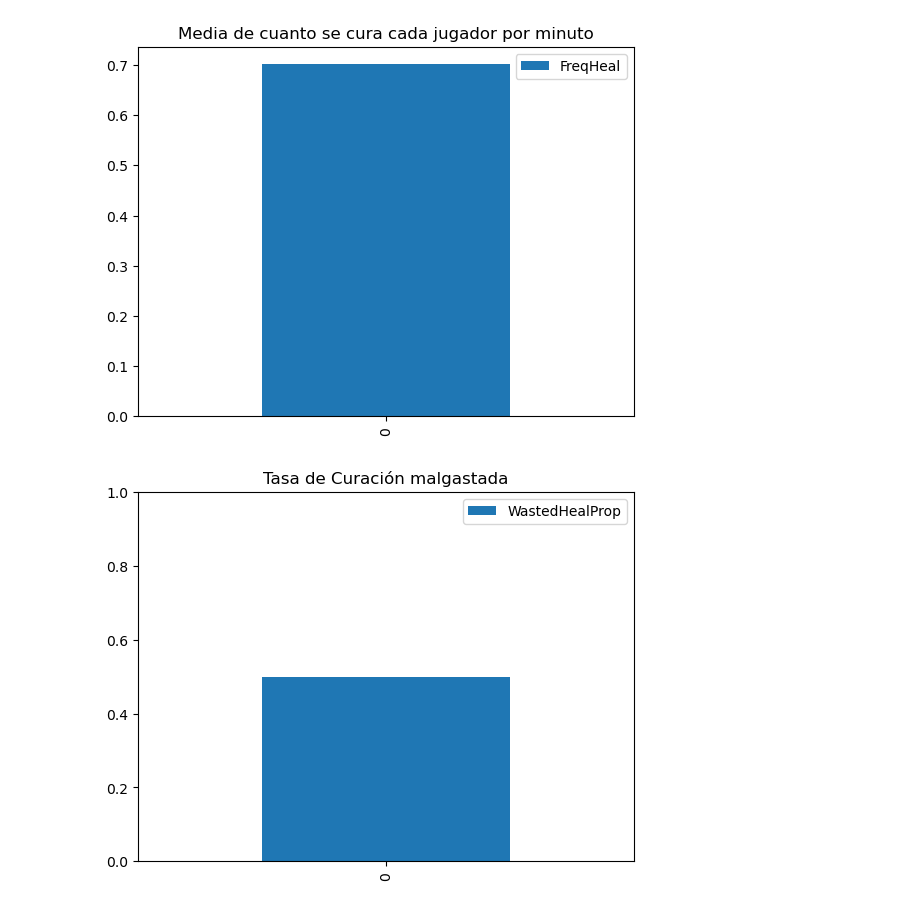
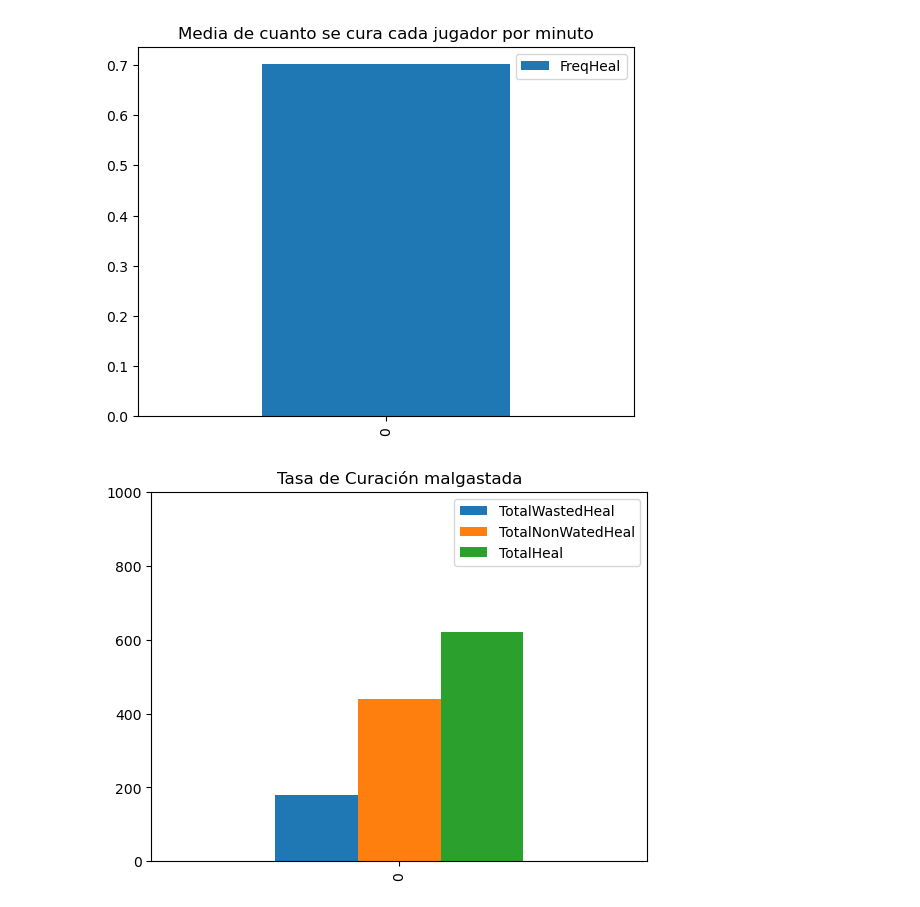
Before and after one commit to JulianSerranoChacon/True-UAJ, a Jupyter notebook: Analisis/Analisis.ipynb, the cells around one changed output. Saved outputs shown, nothing was run; the diff lists cells and outputs as text; code cells hidden in the pictures.

```diff
--- a/Analisis/Analisis.ipynb
+++ b/Analisis/Analisis.ipynb
@@ -242,21 +234,15 @@ dtype: float64
 [figure]
 # %%
 # Métrica 10: Proporción de curación malgastada
-mlabels = ['WastedHealProp']
+mlabels = ['TotalWastedHeal','TotalNonWatedHeal','TotalHeal']
 auxdf = pd.DataFrame(columns = mlabels)
 
-# Propoprcion = Cantidad malgastada / cantiadad total recuperada de todos los jugadores
-proporciones = singleDf['OvHeal'] / singleDf['AmountHeal'].replace(0,np.nan)
-# Media de las proporciones de todos los jugadores, (mean ignora el NaN)
-media_proporcion = proporciones.mean()
 
-#print(proporciones.to_list())
-#print(media_proporcion)
-
-auxdf.loc[0] = [media_proporcion]
-ax = auxdf.plot(y='WastedHealProp', kind='bar')
-ax.set_ylim(0,1) #Para ver el resultado como si fuera un porcentaje
+ar=[sum(singleDf['OvHeal']),sum(singleDf['AmountHeal'])-sum(singleDf['OvHeal']),sum(singleDf['AmountHeal'])]
+auxdf.loc[0] = ar
+ax = auxdf.plot(y= ['TotalWastedHeal','TotalNonWatedHeal','TotalHeal'], kind='bar')
+ax.set_ylim(0,1000) #Para ver el resultado como si fuera un porcentaje
 plt.title("Tasa de Curación malgastada")
 plt.show()
 # %% [output]
-[figure, old version]
+[figure, new version]
```
Also changed, not shown: parts of 2 cells of this notebook.
